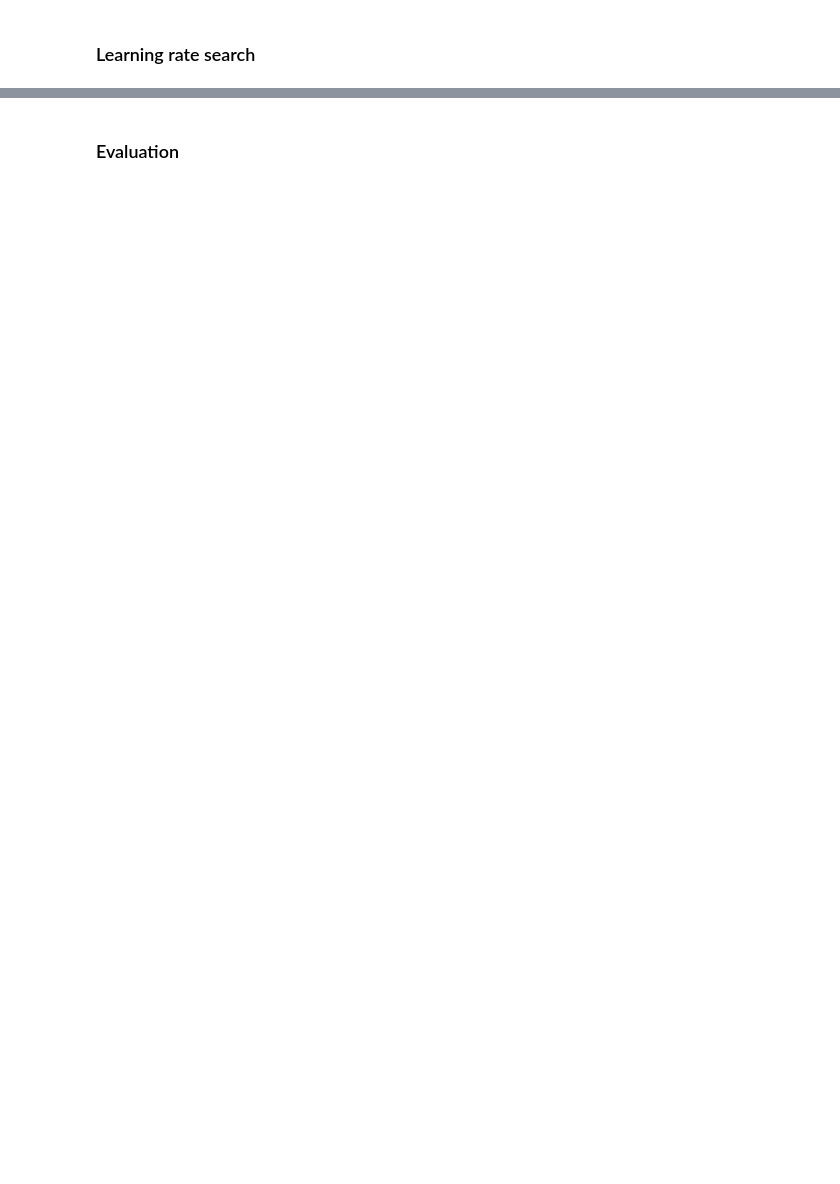
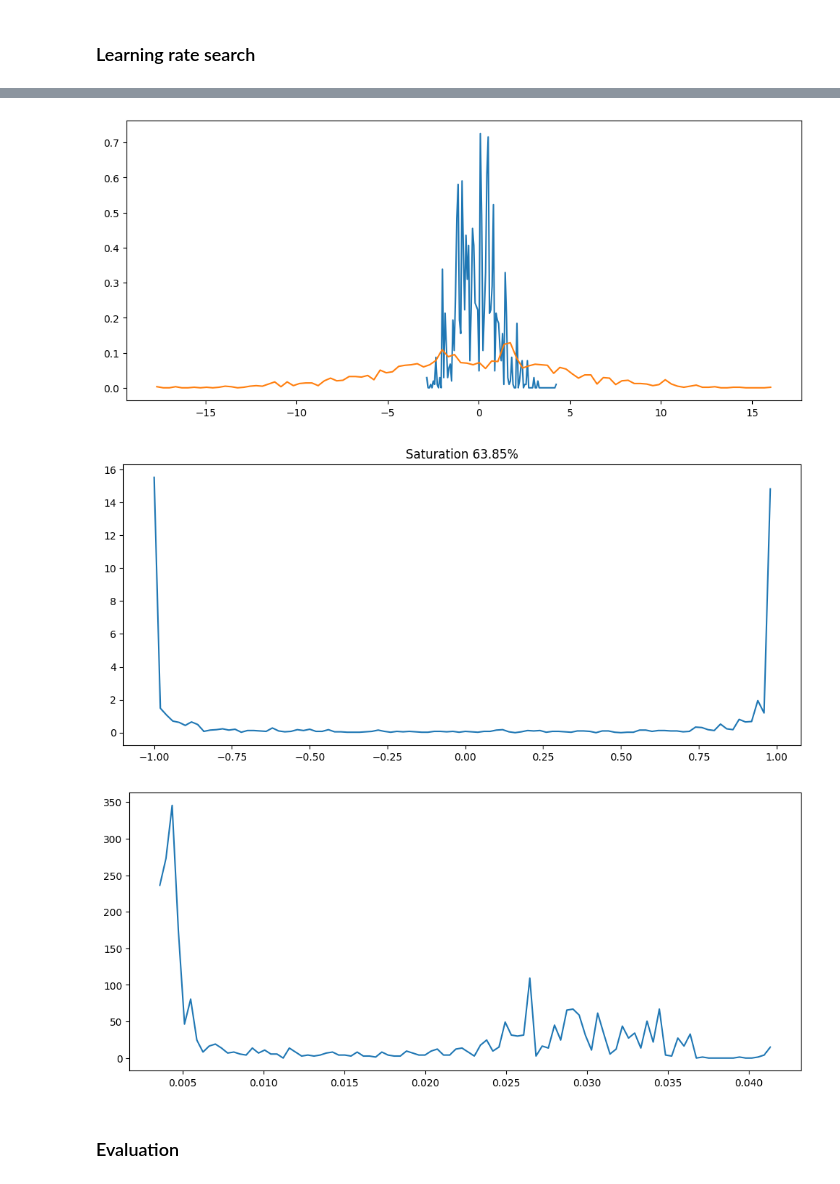
Before and after one commit to chefPony/nn_zero_to_hero, a Jupyter notebook: makemore/Neural_Probabilistic_Language_Model.ipynb, the cells around one changed output, grey strips where cells are left out. Cells and saved outputs as stored; diff of their text form; code cells hidden in the pictures; blank space fills up the shorter version.

```diff
--- a/makemore/Neural_Probabilistic_Language_Model.ipynb
+++ b/makemore/Neural_Probabilistic_Language_Model.ipynb
@@ -244,16 +255,17 @@ data_loader = torch.utils.data.DataLoader(
     Dataset(Xtr, Ytr),
     batch_size=batch_size,
     shuffle=True,
-    generator=generator
+    generator=generator,
+    drop_last=True
 )
 
-optimizer = torch.optim.SGD(model.parameters(), lr=10**(-0.5))
+optimizer = torch.optim.SGD(model.parameters(), lr=10**(-1))
 scheduler = torch.optim.lr_scheduler.MultiplicativeLR(
-    optimizer, lr_lambda=lambda x: 0.9 if x % 3 == 0 and x > 0 else 1.)
-
+    optimizer, lr_lambda=lambda x: 0.1 if x % 50 == 0 else 1.)
+grad_ratio_history = list()
 loss_history = list()
 
-epochs = 120
+epochs = 60
 for e in range(epochs):
     for x, y in data_loader:
 
@@ -261,8 +273,16 @@ for e in range(epochs):
         yhat = model(x)
         l = loss(yhat.float(), y)
         l.backward()
+        with torch.no_grad():
+            lri = optimizer.param_groups[-1]["lr"]
+            update = [
+                (-model.embedding.weight.grad * lri).std()/model.embedding.weight.std(),
+                (-model.hidden_layer.weight.grad * lri).std()/model.hidden_layer.weight.std(),
+                (-model.output_layer.weight.grad * lri).std()/model.output_layer.weight.std(),
+                lri
+            ]
+            grad_ratio_history.append(tuple(update))
         optimizer.step()
-
         loss_history.append(l.detach())
 
     with torch.no_grad():
@@ -298,3 +387,31 @@ plt.plot(loss_history)
+# %%
+with torch.no_grad():
+    idx = torch.randint(high=Xtr.shape[0], size=(batch_size,))
+    x = Xtr[idx]
+    out = model.embedding(x)
+    hist, edges = torch.histogram(out.flatten(), density=True)
+    fig, ax = plt.subplots(figsize=(12, 5))
+    ax.plot(edges[:-1], hist)
+
+    out = model.hidden_layer(out.flatten(1))
+    hist, edges = torch.histogram(out.flatten(), density=True)
+    ax.plot(edges[:-1], hist)
+    out = model.hidden_activation(out)
+    hist, edges = torch.histogram(out.flatten(), density=True)
+
+
+    fig, ax2 = plt.subplots(figsize=(12, 5))
+    ax2.plot(edges[:-1], hist)
+    ax2.set_title(f"Saturation {(out.abs() > 0.97).float().mean() * 100:.2f}%")
+
+    out = model.output_activation(out)
+    hist, edges = torch.histogram(out.flatten(), density=True)
+    fig, ax3 = plt.subplots(figsize=(12, 5))
+    ax3.plot(edges[:-1], hist)
+# %% [output]
+[figure, added]
+[figure, added]
+[figure, added]
 # %% [markdown]
 ### Evaluation
 # %%
```
Also changed, not shown: parts of 13 cells of this notebook.
